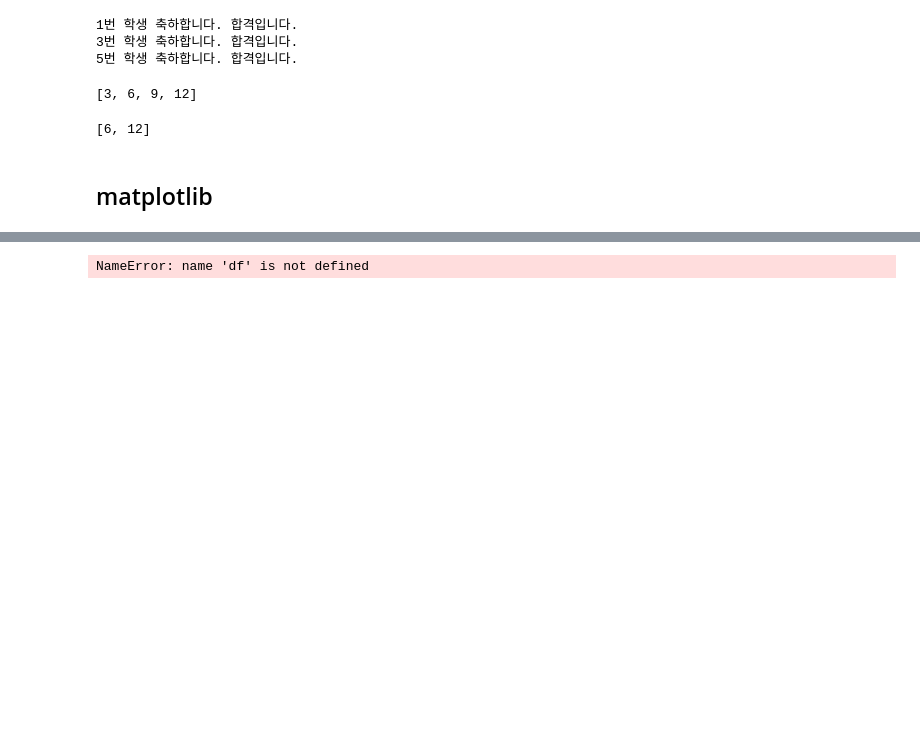
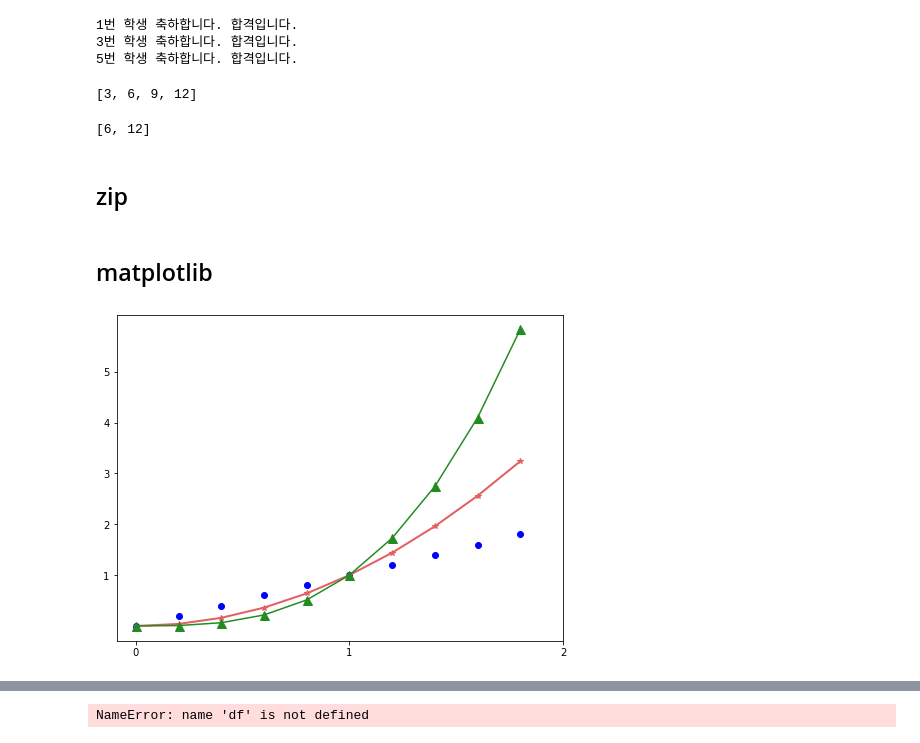
Before and after one commit to blee8/Clogging, a Jupyter notebook: 09_Reference/python_gra.ipynb, the cells around one changed output, grey strips where cells are left out. Cells and saved outputs as stored; diff of their text form; code cells hidden in the pictures; blank space fills up the shorter version.

```diff
--- a/09_Reference/python_gra.ipynb
+++ b/09_Reference/python_gra.ipynb
@@ -122,3 +122,5 @@ result = [num * 3 for num in a if num % 2 == 0]
 print(result)
 # %% [output]
 [6, 12]
+# %% [markdown]
+## zip
@@ -125,2 +131,14 @@ print(result)
 # %% [markdown]
 ## matplotlib
+# %%
+a = np.arange(0, 2, 0.2)
+
+plt.plot(a, a, 'bo')
+plt.plot(a, a**2, color='#e35f62', marker='*', linewidth=2)
+plt.plot(a, a**3, color='forestgreen', marker='^', markersize=9)
+plt.xticks([0, 1, 2])
+plt.yticks(np.arange(1, 6))
+
+plt.show()
+# %% [output]
+[figure, added]
```
Also changed, not shown: parts of 128 cells of this notebook, 18 other files.
